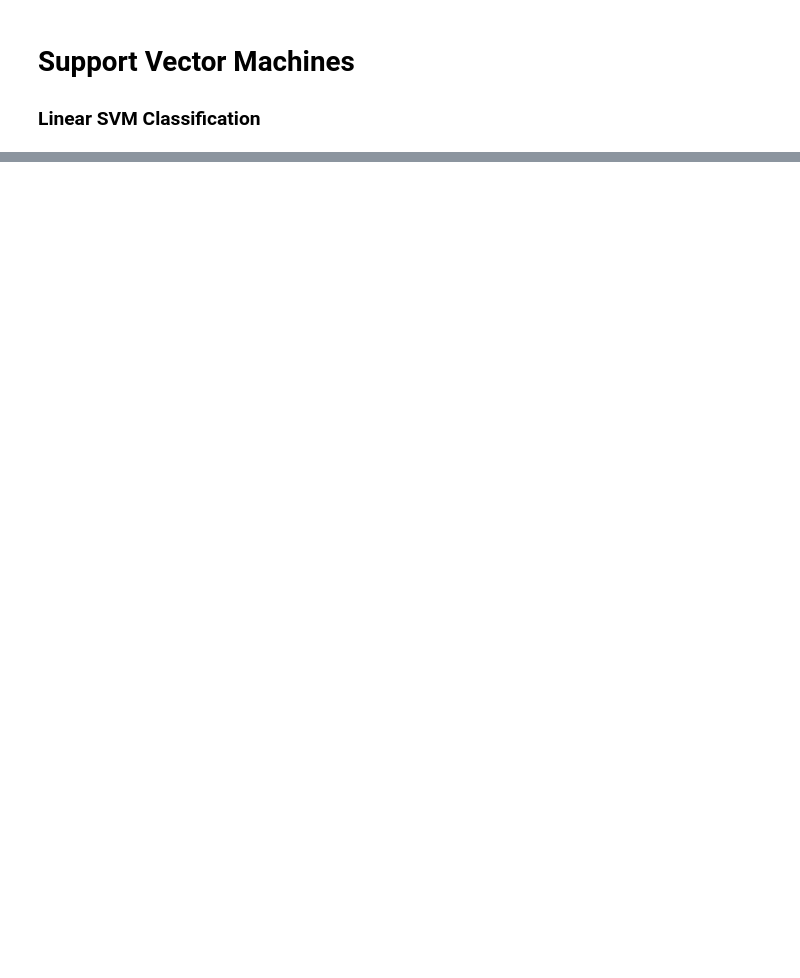
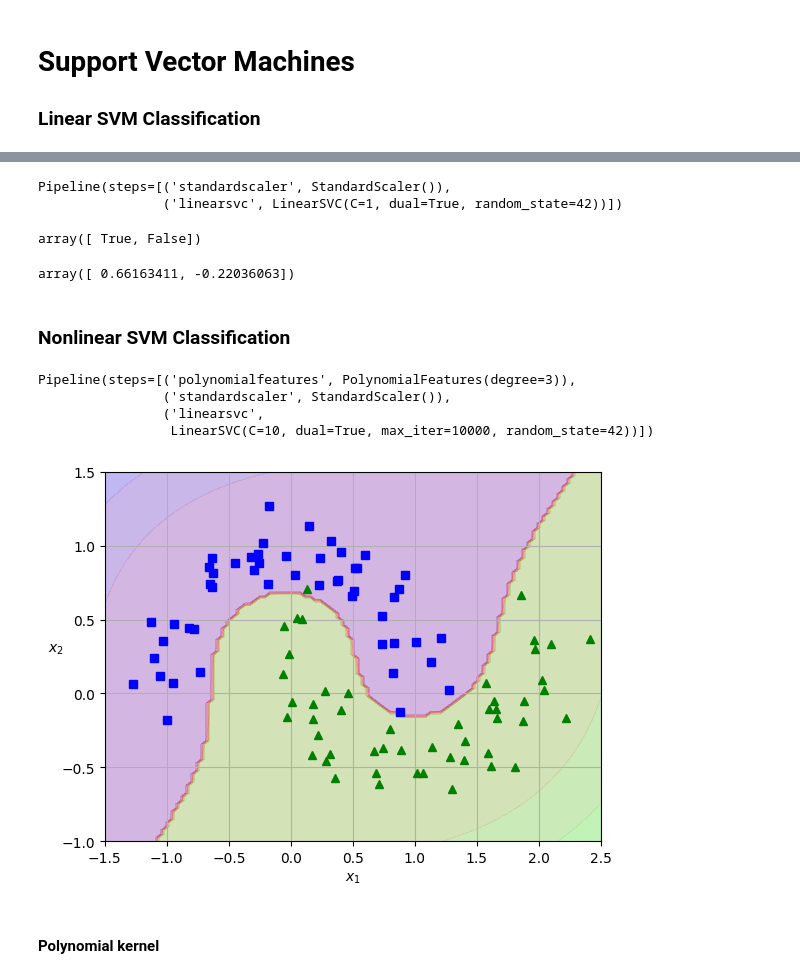
Before and after one commit to paulcarvalho/ML-Support-Vector-Machines, a Jupyter notebook: support_vector_machines.ipynb, the cells around one changed output, grey strips where cells are left out. Drawn from its saved outputs; the diff is of its cells as text; code cells hidden in the pictures; blank space fills up the shorter version.

```diff
--- a/support_vector_machines.ipynb
+++ b/support_vector_machines.ipynb
@@ -26,0 +73,70 @@ Name: target, Length: 150, dtype: int64
+# %%
+from sklearn.pipeline import make_pipeline
+from sklearn.preprocessing import StandardScaler
+from sklearn.svm import LinearSVC
+
+X = iris.data[["petal length (cm)", "petal width (cm)"]].values
+y = (iris.target == 2)
+
+svm_clf = make_pipeline(StandardScaler(),
+                        LinearSVC(C=1, dual=True, random_state=42))
+svm_clf.fit(X, y)
+# %% [output]
+Pipeline(steps=[('standardscaler', StandardScaler()),
+                ('linearsvc', LinearSVC(C=1, dual=True, random_state=42))])
+# %%
+X_new = [[5.5, 1.7], [5.0, 1.5]]
+svm_clf.predict(X_new)
+# %% [output]
+array([ True, False])
+# %%
+svm_clf.decision_function(X_new)
+# %% [output]
+array([ 0.66163411, -0.22036063])
+# %% [markdown]
+### Nonlinear SVM Classification
+# %%
+from sklearn.datasets import make_moons
+from sklearn.preprocessing import PolynomialFeatures
+
+X, y = make_moons(n_samples=100, noise=0.15, random_state=42)
+
+polynomial_svc_clf = make_pipeline(
+    PolynomialFeatures(degree=3),
+    StandardScaler(),
+    LinearSVC(C=10, max_iter=10_000, dual=True, random_state=42)
+)
+
+polynomial_svc_clf.fit(X, y)
+# %% [output]
+Pipeline(steps=[('polynomialfeatures', PolynomialFeatures(degree=3)),
+                ('standardscaler', StandardScaler()),
+                ('linearsvc',
+                 LinearSVC(C=10, dual=True, max_iter=10000, random_state=42))])
+# %%
+def plot_dataset(X, y, axes):
+    plt.plot(X[:,0][y==0], X[:,1][y==0], "bs")
+    plt.plot(X[:,0][y==1], X[:,1][y==1], "g^")
+    plt.axis(axes)
+    plt.grid(True)
+    plt.xlabel("$x_1$")
+    plt.ylabel("$x_2$", rotation=0)
+
+def plot_predictions(clf, axes):
+    x0s = np.linspace(axes[0], axes[1], 100)
+    x1s = np.linspace(axes[2], axes[3], 100)
+    x0, x1 = np.meshgrid(x0s, x1s)
+    X = np.c_[x0.ravel(), x1.ravel()]
+    y_pred = clf.predict(X).reshape(x0.shape)
+    y_decision = clf.decision_function(X).reshape(x0.shape)
+    plt.contourf(x0, x1, y_pred, cmap=plt.cm.brg, alpha=0.2)
+    plt.contourf(x0, x1, y_decision, cmap=plt.cm.brg, alpha=0.1)
+
+plot_predictions(polynomial_svc_clf, [-1.5, 2.5, -1, 1.5])
+plot_dataset(X, y, [-1.5, 2.5, -1, 1.5])
+
+plt.show()
+# %% [output]
+[figure, added]
+# %% [markdown]
+#### Polynomial kernel
```
Also changed, not shown: parts of 4 cells of this notebook.
